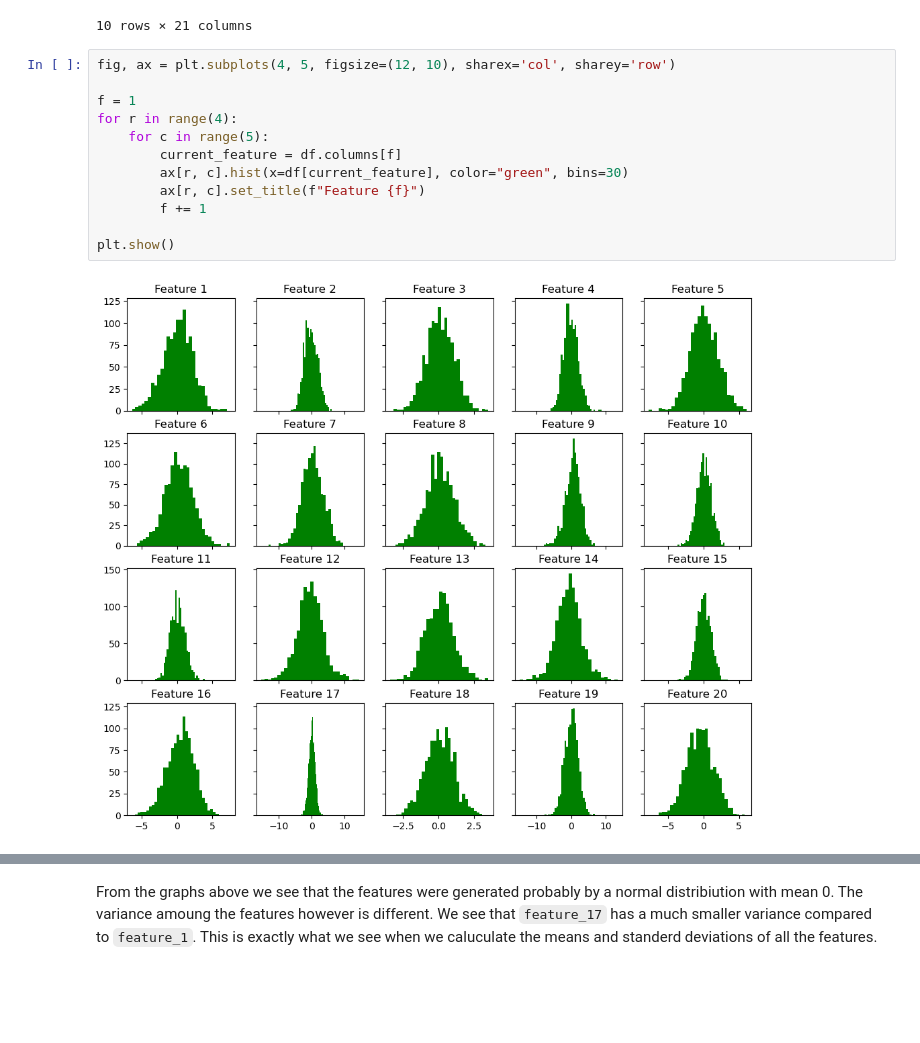
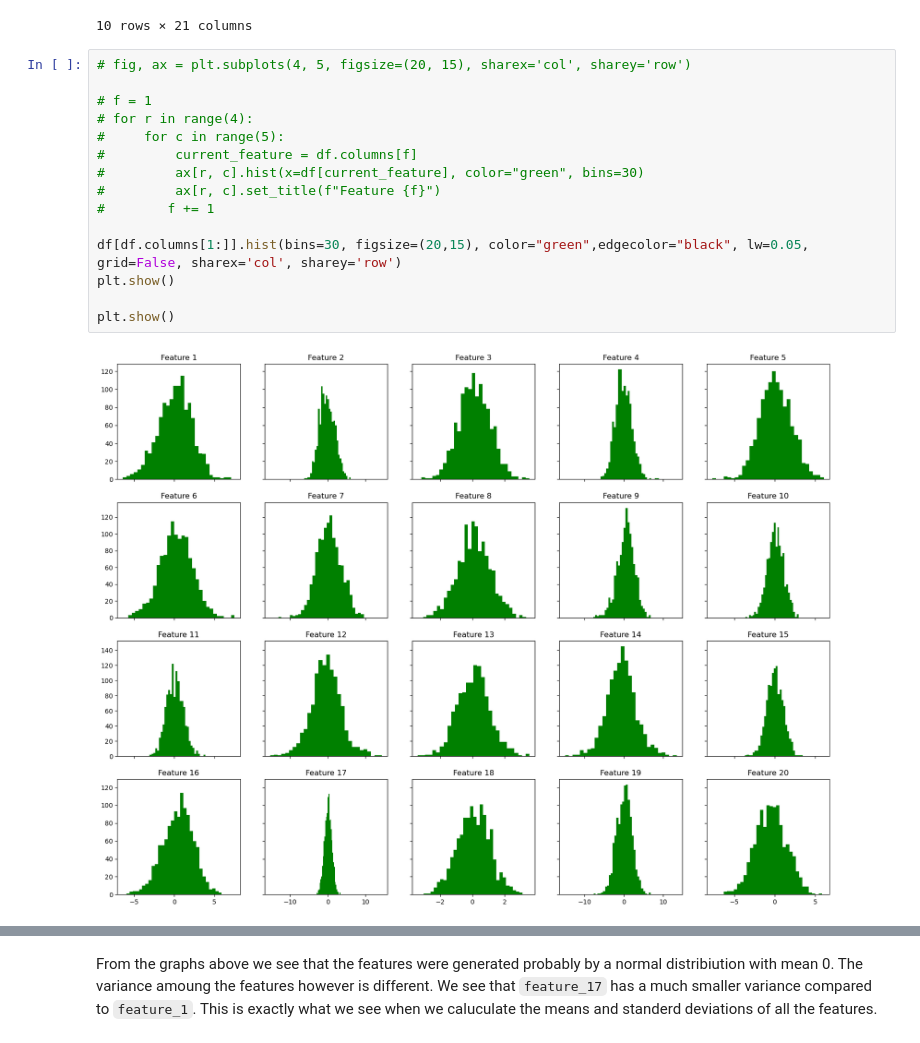
Before and after one commit to MattiaBarbiere/ML-project, a Jupyter notebook: project.ipynb, the cells around one changed output, grey strips where cells are left out. Drawn from its saved outputs; the diff is of its cells as text; blank space fills up the shorter version.

```diff
--- a/project.ipynb
+++ b/project.ipynb
@@ -31,16 +32,19 @@ df.head(10)
 | 9 | 3 | 0.437816 | -0.601652 | -0.031859 | -1.010379 | -1.492245 | 1.222452 | 3.299241 | 0.504061 | ... |
 10 rows × 21 columns
 # %%
-fig, ax = plt.subplots(4, 5, figsize=(12, 10), sharex='col', sharey='row')
+# fig, ax = plt.subplots(4, 5, figsize=(20, 15), sharex='col', sharey='row')
 
-f = 1
-for r in range(4):
-    for c in range(5):
-        current_feature = df.columns[f]
-        ax[r, c].hist(x=df[current_feature], color="green", bins=30)
-        ax[r, c].set_title(f"Feature {f}")
-        f += 1
+# f = 1
+# for r in range(4):
+#     for c in range(5):
+#         current_feature = df.columns[f]
+#         ax[r, c].hist(x=df[current_feature], color="green", bins=30)
+#         ax[r, c].set_title(f"Feature {f}")
+#        f += 1
+
+df[df.columns[1:]].hist(bins=30, figsize=(20,15), color="green",edgecolor="black", lw=0.05, grid=False, sharex='col', sharey='row')
+plt.show()
 
 plt.show()
 # %% [output]
-[figure, old version]
+[figure, new version]
```
Also changed, not shown: parts of 6 cells of this notebook.
